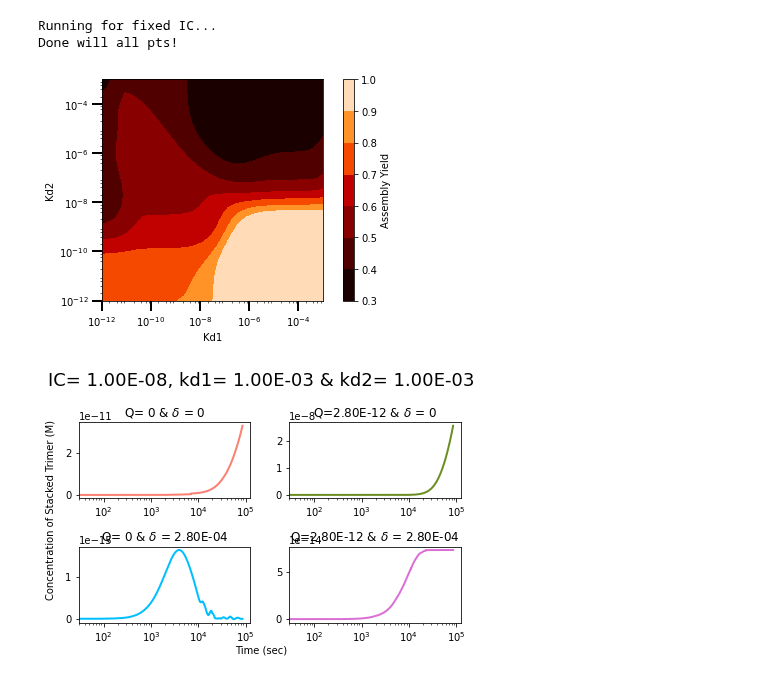
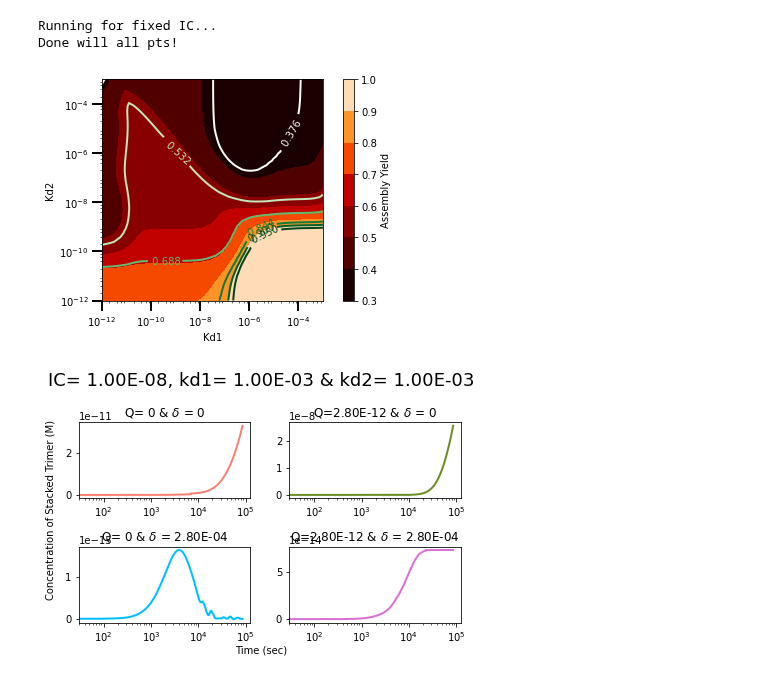
Before and after one commit to llagunes-324B21/Persephone_SR, a Jupyter notebook: May_2022/LL_SR_05_2022.ipynb, the cells around one changed output. Drawn from its saved outputs; the diff is of its cells as text; code cells hidden in the pictures.

```diff
--- a/May_2022/LL_SR_05_2022.ipynb
+++ b/May_2022/LL_SR_05_2022.ipynb
@@ -562,7 +562,7 @@ plt.savefig('LL_SR_heatmap_AYvsICvsKd2_n50_'+today+'.eps')
 kOn = 10**6
 δ = 0 # degradation rate parameter
 Q = 0 # synthesis rate parameter
-IC_val = 10**-6
+IC_val = 4*10**-6
 # other parameters
 tEnd = 86400 # 24hrs
 t = np.linspace(0,tEnd,2000)
@@ -603,13 +603,62 @@ print("Done will all pts!")
 # %% [output]
 Running for fixed IC...
 Done will all pts!
+# %%
+# Prep for plotting the heatmap
+
+#import matplotlib.cm as cm
+#from matplotlib.ticker import FormatStrFormatter
+#import matplotlib
+# from matplotlib.ticker import LogLocator
+
+
+AYmatPlt = np.flipud(kd1_kd2_AY_mat)
+#AYmatPlt = kd1_kd2_AY_mat
+
+fig, ax = plt.subplots()
+# im = ax.imshow(AYmatPlt)
+CS = ax.contourf(allKd2, allKd1, AYmatPlt,cmap=plt.cm.gist_heat)
+cbar = fig.colorbar(CS)
+cbar.ax.set_ylabel('Assembly Yield')
+
+ax.set_xscale('log')
+ax.set_yscale('log')
+ax.set_aspect('equal')
+
+# get ticks on log scale
+ax.tick_params(axis="x", direction="out", length=10, width=2, color="black")
+ax.tick_params(axis="y", direction="out", length=10, width=2, color="black")
+
+locmin = matplotlib.ticker.LogLocator(base=10.0,subs=(0.2,0.4,0.6,0.8),numticks=12)
+ax.xaxis.set_minor_locator(locmin); ax.yaxis.set_minor_locator(locmin)
+ax.yaxis.set_minor_formatter(matplotlib.ticker.NullFormatter())
+
+ax.set_xlabel('Kd1', fontsize=10)
+ax.set_ylabel('Kd2', fontsize=10)
+
+levels = [0.376, 0.532,
+                    0.688,0.844,
+                    0.90,0.95
+                    ]
+
+CS = ax.contour(allKd2, allKd1, AYmatPlt, levels,
+                origin ='lower',
+                cmap ='Greens',
+                linewidths = 2,
+                extent =(-1, 1, -1, 1))
+
+ax.clabel(CS, levels,
+          inline = 1,
+          fmt ='% 1.3f',
+          fontsize = 10)
+
+# --- save plot ---
+plt.tight_layout()
+plt.savefig('LL_SR_heatmap_AYvsKd1vsKd2_n50_contours_'+today+'.eps')
+# %% [output]
+[figure, added]
 # %%
-# Prep for plotting the heatmap
-
-#import matplotlib.cm as cm
-#from matplotlib.ticker import FormatStrFormatter
-#import matplotlib
-# from matplotlib.ticker import LogLocator
+# --- Plot with contour lines ---
 
 
 AYmatPlt = np.flipud(kd1_kd2_AY_mat)
@@ -640,8 +689,6 @@ ax.set_ylabel('Kd2', fontsize=10)
 # save figure
 plt.tight_layout()
 plt.savefig('LL_SR_heatmap_AYvsKd1vsKd2_n50_contour_'+today+'.eps')
-# %% [output]
-[figure, removed]
 # %%
 # ---------------------------------------------------
 # --- Time course w Synth/Deg ---
```
Also changed, not shown: parts of 7 cells of this notebook.
